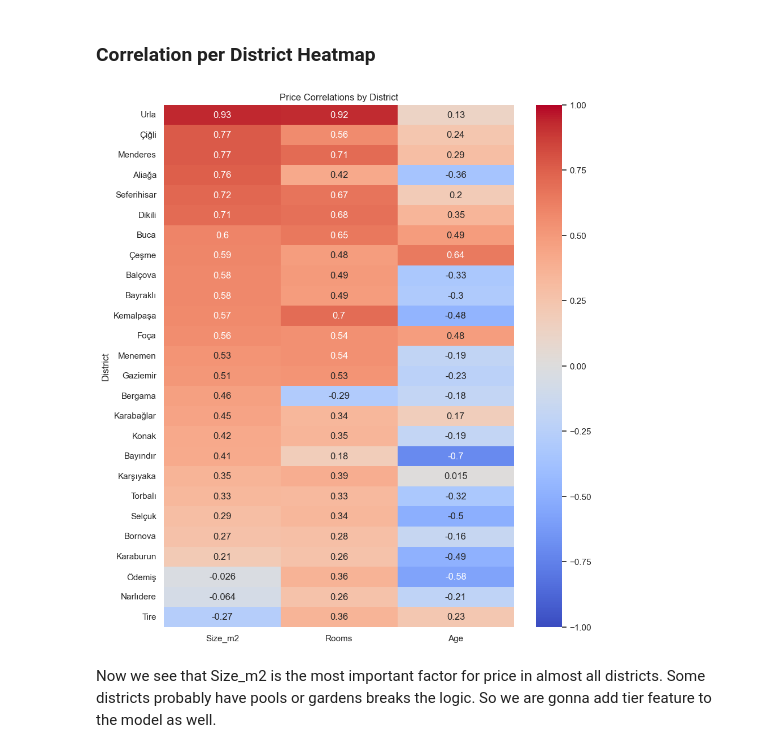
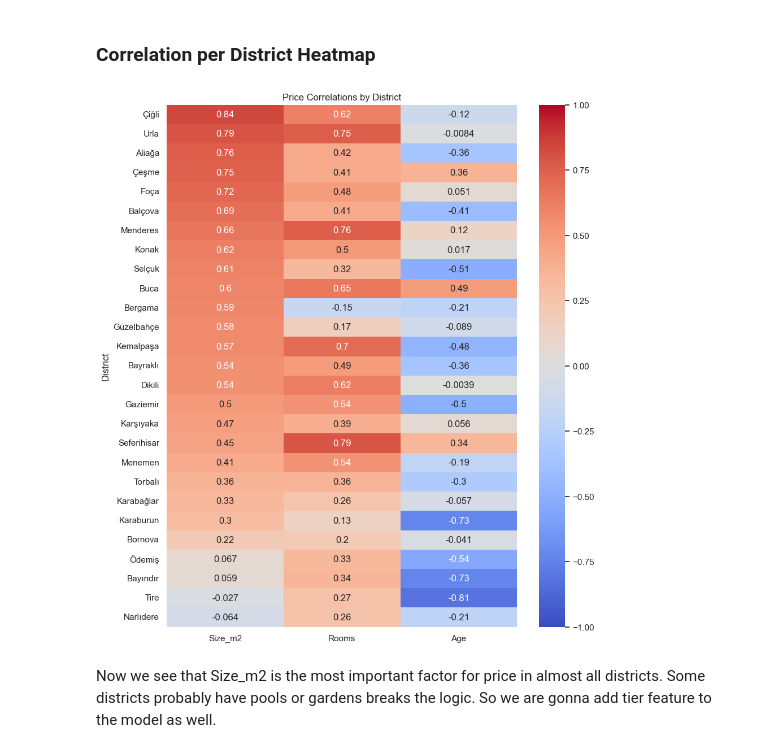
Before and after one commit to irfanburakege/Izmir_house_price_prediction_app, a Jupyter notebook: model.ipynb, the cells around one changed output. Drawn from its saved outputs; the diff is of its cells as text; code cells hidden in the pictures.

```diff
--- a/model.ipynb
+++ b/model.ipynb
@@ -196,17 +149,17 @@ plt.show()
 # %%
-# 1. Check for "Impossible" Sizes
-print("Unrealistic big houses (< 30m2)\n")
-print(df_no_outliers[df_no_outliers['Size_m2'] < 30][['District', 'Price', 'Size_m2', 'Rooms']])
+# 1. Checking for non realistic sizes
+print("Unrealistic small houses (< 30m2)\n")
+print(df_clean[df_clean['Size_m2'] < 30][['District', 'Price', 'Size_m2', 'Rooms']])
 
 print("\nUnrealistic big houses (> 400m2)")
-print(df_no_outliers[df_no_outliers['Size_m2'] > 400][['District', 'Price', 'Size_m2', 'Rooms']])
+print(df_clean[df_clean['Size_m2'] > 400][['District', 'Price', 'Size_m2', 'Rooms']])
 
-# 2. Check for "Impossible" Prices vs Size
-# (e.g., Giant house for cheap, or Tiny house for millions)
-df_no_outliers['Price_per_m2'] = df_no_outliers['Price'] / df_no_outliers['Size_m2']
-print("\nCheapest Prices per m2 (Likely Errors or Land)")
-print(df_no_outliers.sort_values('Price_per_m2').head(5)[['District', 'Price', 'Size_m2', 'Price_per_m2']])
+# 2. Checking for non realistic Prices per 1 m2
+df_clean['Price_per_m2'] = df_clean['Price'] / df_clean['Size_m2']
 
-print("\nMost Expensive Prices per m2")
-print(df_no_outliers.sort_values('Price_per_m2', ascending=False).head(10)[['District', 'Price', 'Size_m2', 'Price_per_m2']])
+print("\nCheapest Prices per m2 (Likely Errors or Land)")#cheapest
+print(df_clean.sort_values('Price_per_m2').head(5)[['District', 'Price', 'Size_m2', 'Price_per_m2']])
+
+print("\nMost Expensive Prices per m2")#expensive ones
+print(df_clean.sort_values('Price_per_m2', ascending=False).head(10)[['District', 'Price', 'Size_m2', 'Price_per_m2']])
 # %% [output]
@@ -230,14 +191,14 @@ Cheapest Prices per m2 (Likely Errors or Land)
 # %% [markdown]
 77 Seferihisar with 6000 try price is unrealistic It is probably monthly rent price so we need to remove outliers by hand as well.
 # %%
-print(f"Before removal row count: {len(df_no_outliers)}")
-print(df_no_outliers.describe())
+print(f"Before removal row count: {len(df_clean)}")
+print(df_clean.describe())
 print()
-df_no_outliers = df_no_outliers[df_no_outliers['Price'] > 500000] # higher than 500k
-df_no_outliers = df_no_outliers[df_no_outliers['Price'] < 100000000] #smaller tahan 100m
+df_clean = df_clean[df_clean['Price'] > 500000] # higher than 500k
+df_clean = df_clean[df_clean['Price'] < 100000000] #smaller tahan 100m
 
-df_no_outliers = df_no_outliers[df_no_outliers['Size_m2'] < 400]
-df_no_outliers = df_no_outliers[df_no_outliers['Size_m2'] > 30]
-print(f"After removal row count: {len(df_no_outliers)}")
-df_no_outliers.describe()
+df_clean = df_clean[df_clean['Size_m2'] < 400]
+df_clean = df_clean[df_clean['Size_m2'] > 30]
+print(f"After removal row count: {len(df_clean)}")
+df_clean.describe()
 # %% [output]
@@ -277,23 +238,23 @@ We did manual outlier removal as well. Correlation looks almost same after that.
 # %%
 
 # We group by District, calculate correlations, and then grab just the 'Price' column
-district_corrs = df_no_outliers.groupby('District')[['Price', 'Size_m2', 'Rooms', 'Age']].corr().unstack()['Price']
+district_corrs = df_clean.groupby('District')[['Price', 'Size_m2', 'Rooms', 'Age']].corr().unstack()['Price']
 
 # Drop the 'Price' column (because correlation of Price vs Price is always 1.0)
 district_corrs = district_corrs.drop(columns=['Price'])
 
 # Remove districts with NaN values
 district_corrs = district_corrs.dropna()
 
 # Sorting by 'Size_m2'
 district_corrs = district_corrs.sort_values(by='Size_m2', ascending=False)
 
 # 3. PLOT THE MASTER HEATMAP
 plt.figure(figsize=(10, 12)) # Tall chart to fit all districts
 sns.heatmap(district_corrs, annot=True, cmap='coolwarm', vmin=-1, vmax=1, center=0)
 plt.title('Price Correlations by District')
 plt.show()
 # %% [output]
-[figure, old version]
+[figure, new version]
 # %% [markdown]
 Now we see that Size_m2 is the most important factor for price in almost all districts. Some districts probably have pools or gardens breaks the logic. So we are gonna add tier feature to the model as well.
```
Also changed, not shown: parts of 21 cells of this notebook, 4 other files.
